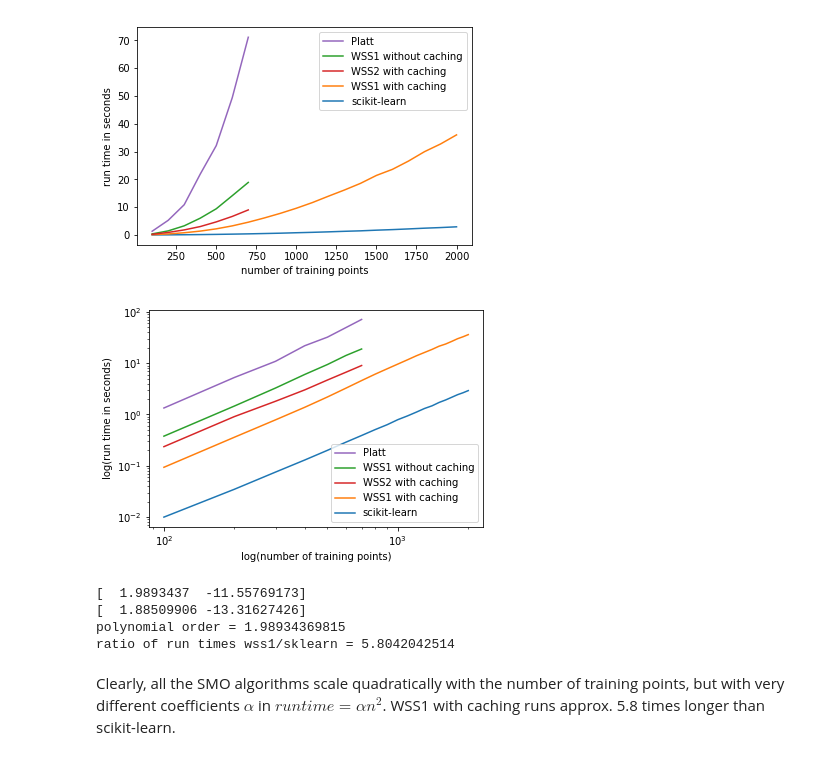
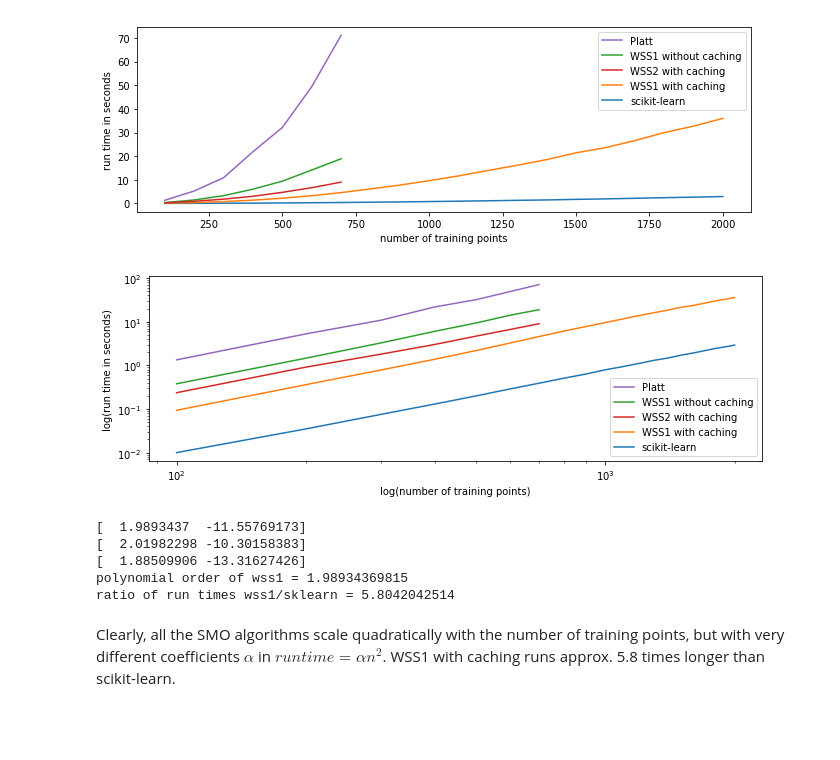
Before and after one commit to LisaBM/ml_project, a Jupyter notebook: Plotting_Benchmark_Results.ipynb, the cells around one changed output. Saved outputs shown, nothing was run; the diff lists cells and outputs as text; code cells hidden in the pictures; blank space fills up the shorter version.

```diff
--- a/Plotting_Benchmark_Results.ipynb
+++ b/Plotting_Benchmark_Results.ipynb
@@ -13,19 +14,20 @@ plot_array_ssp2 = np.load('plot_array_ssp2.npy')
 # %%
 plt.xlabel('number of training points')
 plt.ylabel('run time in seconds')
 #plt.title('run times for different SMO algorithms, Gaussian')
 sklearn, = plt.plot(xvec2,np.concatenate((plot_array_gauss[0],plot_array_gauss2[0])),label='scikit-learn')
 wss1, = plt.plot(xvec2,np.concatenate((plot_array_gauss[1],plot_array_gauss2[1])),label='WSS1 with caching')
 wss1noK, = plt.plot(xvec,plot_array_gauss[2],label='WSS1 without caching')
 wss2, = plt.plot(xvec,plot_array_gauss[3],label='WSS2 with caching')
 platt, = plt.plot(xvec,plot_array_gauss[4],label='Platt')
 plt.legend(handles=[platt,wss1noK,wss2,wss1,sklearn])
-
+fig = matplotlib.pyplot.gcf()
+fig.set_size_inches(11,3.4)
 plt.savefig('benchplot_gauss.pdf')
 #plt.ylabel('some numbers')
 plt.show()
 # %% [output]
-[figure, old version]
+[figure, new version]
 # %%
 plt.xlabel('log(number of training points)')
 plt.ylabel('log(run time in seconds)')
@@ -37,24 +39,28 @@ wss1noK, = plt.loglog(xvec,plot_array_gauss[2],label='WSS1 without caching')
 wss2, = plt.loglog(xvec,plot_array_gauss[3],label='WSS2 with caching')
 platt, = plt.loglog(xvec,plot_array_gauss[4],label='Platt')
 plt.legend(handles=[platt,wss1noK,wss2,wss1,sklearn])
-
+fig = matplotlib.pyplot.gcf()
+fig.set_size_inches(11, 3.4)
 plt.savefig('benchplot_gauss_loglog.pdf')
 #plt.ylabel('some numbers')
 plt.show()
 # %% [output]
-[figure, old version]
+[figure, new version]
 # %%
 fit_sklearn = np.polyfit(np.log(xvec),np.log(plot_array_gauss[0]),1)
 fit_wss1 = np.polyfit(np.log(xvec),np.log(plot_array_gauss[1]),1)
+fit_wss2 = np.polyfit(np.log(xvec),np.log(plot_array_gauss[2]),1)
 print(fit_wss1)
+print(fit_wss2)
 print(fit_sklearn)
-print('polynomial order =',fit_wss1[0])
+print('polynomial order of wss1 =',fit_wss1[0])
 ratio = (np.exp(fit_wss1[1])) / (np.exp(fit_sklearn[1]))
 print('ratio of run times wss1/sklearn =',ratio)
 # %% [output]
 [  1.9893437  -11.55769173]
+[  2.01982298 -10.30158383]
 [  1.88509906 -13.31627426]
-polynomial order = 1.98934369815
+polynomial order of wss1 = 1.98934369815
 ratio of run times wss1/sklearn = 5.8042042514
 # %% [markdown]
 Clearly, all the SMO algorithms scale quadratically with the number of training points, but with very different coefficients $\alpha$ in $run time = \alpha n^2$. WSS1 with caching runs approx. 5.8 times longer than scikit-learn.
```
Also changed, not shown: parts of 3 cells of this notebook, 18 other files.
